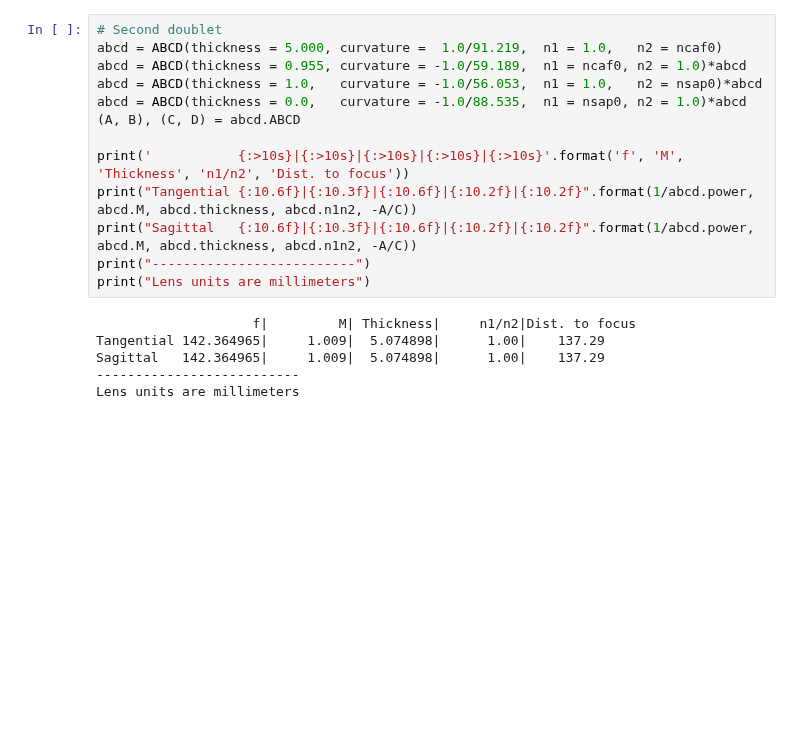
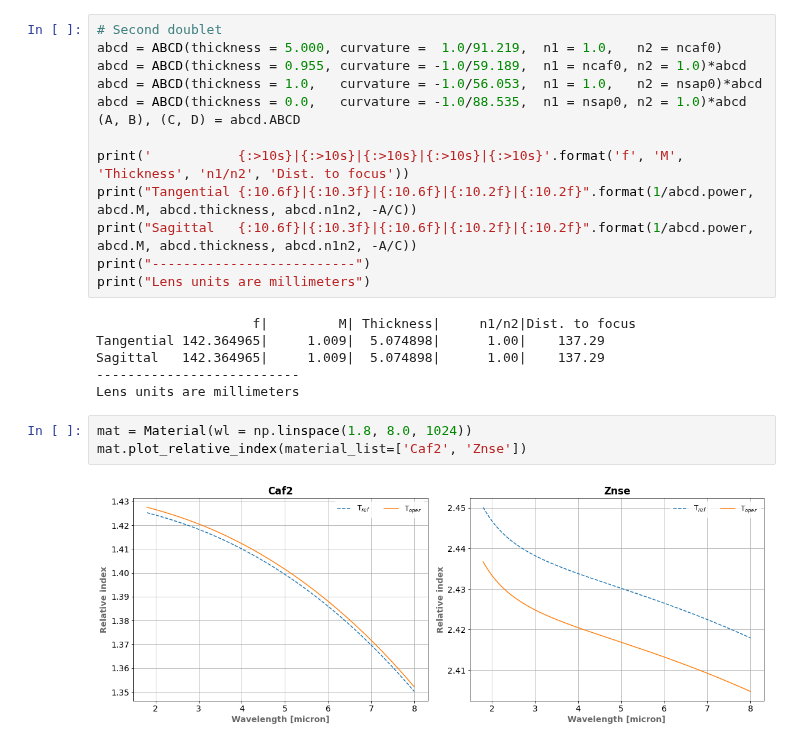
Before and after one commit to arielmission-space/PAOS, a Jupyter notebook: notebook/ComputeABCD.ipynb, the cells around one changed output. Cells and saved outputs as stored; diff of their text form; blank space fills up the shorter version.

```diff
--- a/notebook/ComputeABCD.ipynb
+++ b/notebook/ComputeABCD.ipynb
@@ -85,3 +85,8 @@ Tangential 142.364965|     1.009|  5.074898|      1.00|    137.29
 Sagittal   142.364965|     1.009|  5.074898|      1.00|    137.29
 --------------------------
 Lens units are millimeters
+# %%
+mat = Material(wl = np.linspace(1.8, 8.0, 1024))
+mat.plot_relative_index(material_list=['Caf2', 'Znse'])
+# %% [output]
+[figure, added]
```
Also changed, not shown: parts of 6 cells of this notebook, 3 other files.
